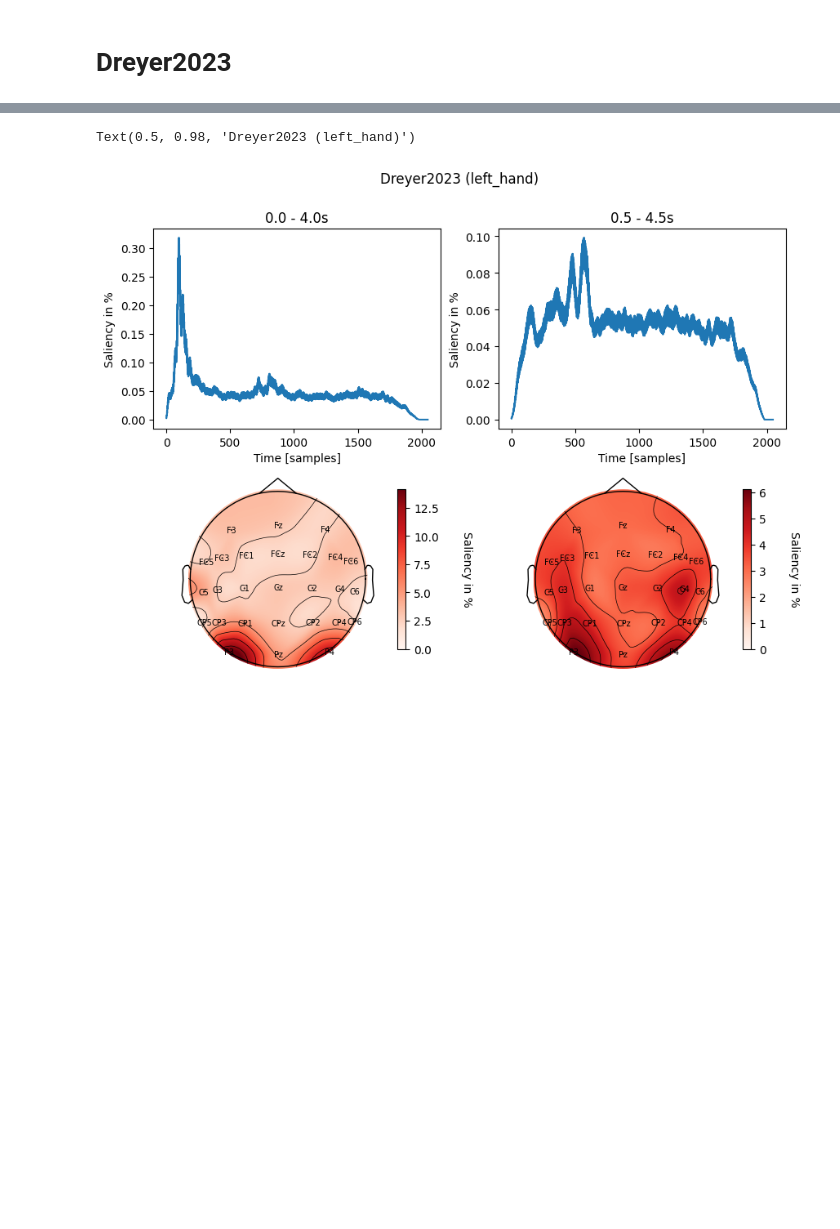
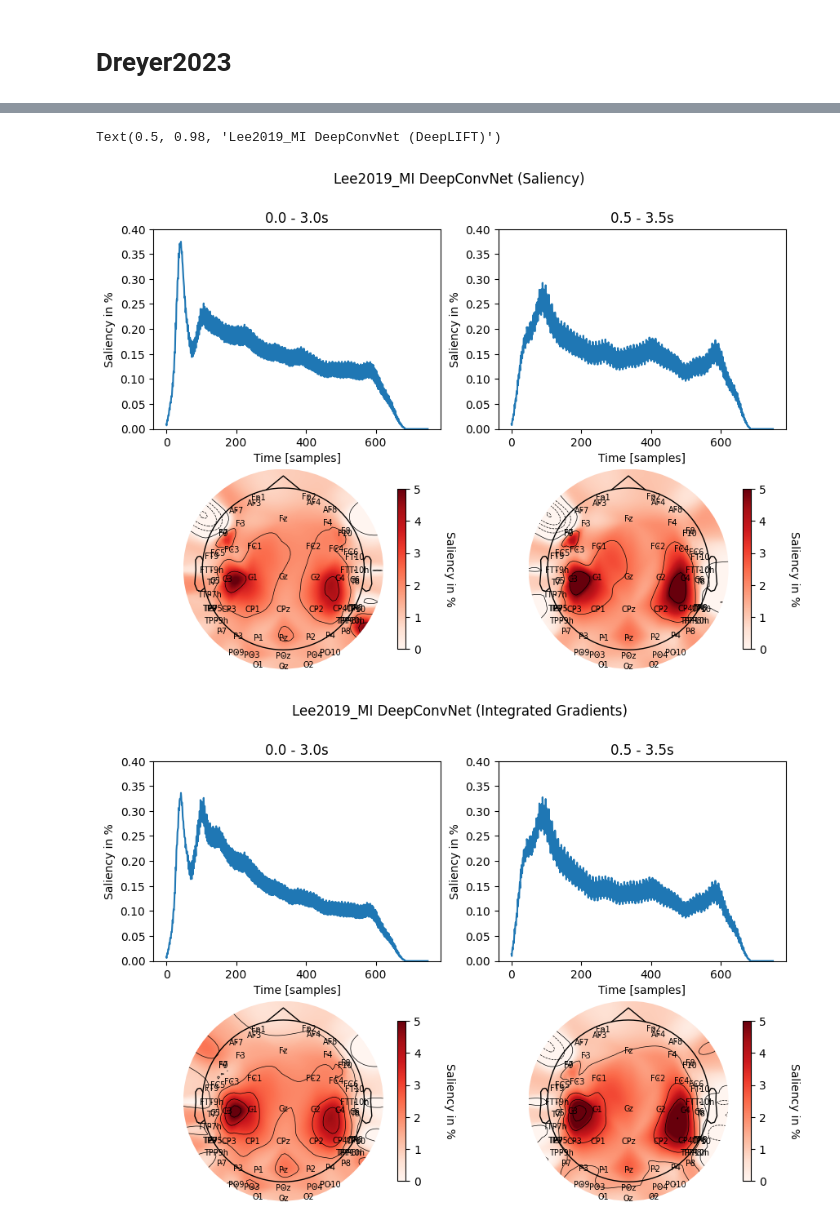
Before and after one commit to dtrocellier/MI_bci_epoch_window_influence, a Jupyter notebook: notebooks/saliency_map.ipynb, the cells around one changed output, grey strips where cells are left out. Cells and saved outputs as stored; diff of their text form; code cells hidden in the pictures; blank space fills up the shorter version.

```diff
--- a/notebooks/saliency_map.ipynb
+++ b/notebooks/saliency_map.ipynb
@@ -8,7 +8,7 @@ import mne
 import numpy as np
 import torch
 # %%
-base = Path("../attribution")
+base = Path("../attributions")
 # %% [markdown]
 # Dreyer2023
 # %%
@@ -112,21 +221,60 @@ Text(0.5, 0.98, 'Dreyer2023 (right_hand)')
 # %%
-dataset = "Dreyer2023"
+
+dataset = "Lee2019_MI"
 model = "Deep4Net"
-windows = ["w_00_40", "w_05_45"]
+model_name = "DeepConvNet"
+windows = ["w_00_30", "w_05_35"]
+#ylim_temporal = None
+ylim_temporal = [0, 0.4]
+#ylim_spatial = None
+ylim_spatial = [0, 5]
 
 fig, axes = plt.subplots(2, 2, figsize=(10, 7))
 
-plot_temporal_saliency(dataset, model, windows[0], subject=None, target=0, ax=axes[0, 0])
-plot_temporal_saliency(dataset, model, windows[1], subject=None, target=0, ax=axes[0, 1])
+plot_temporal_saliency(dataset, model, windows[0], subject=None, method="saliency", targets=[0, 1], ax=axes[0, 0],
+                       ylim=ylim_temporal)
+plot_temporal_saliency(dataset, model, windows[1], subject=None, method="saliency", targets=[0, 1], ax=axes[0, 1],
+                       ylim=ylim_temporal)
 
-plot_spatial_saliency(dataset, model, windows[0], subject=None, target=0, ax=axes[1, 0])
-plot_spatial_saliency(dataset, model, windows[1], subject=None, target=0, ax=axes[1, 1])
+plot_spatial_saliency(dataset, model, windows[0], subject=None, method="saliency", targets=[0, 1], ax=axes[1, 0],
+                      ylim=ylim_spatial)
+plot_spatial_saliency(dataset, model, windows[1], subject=None, method="saliency", targets=[0, 1], ax=axes[1, 1],
+                      ylim=ylim_spatial)
 
-axes[0, 0].set_title("0.0 - 4.0s")
-axes[0, 1].set_title("0.5 - 4.5s")
-fig.suptitle("Dreyer2023 (left_hand)")
+axes[0, 0].set_title("0.0 - 3.0s")
+axes[0, 1].set_title("0.5 - 3.5s")
+fig.suptitle(f"{dataset} {model_name} (Saliency)")
 
-#fig.savefig(Path.home() / "dreyer_left.png")
+fig, axes = plt.subplots(2, 2, figsize=(10, 7))
+plot_temporal_saliency(dataset, model, windows[0], subject=None, method="integrated_gradients", targets=[0, 1],
+                       ax=axes[0, 0], ylim=ylim_temporal)
+plot_temporal_saliency(dataset, model, windows[1], subject=None, method="integrated_gradients", targets=[0, 1],
+                       ax=axes[0, 1], ylim=ylim_temporal)
+
+plot_spatial_saliency(dataset, model, windows[0], subject=None, method="integrated_gradients", targets=[0, 1],
+                      ax=axes[1, 0], ylim=ylim_spatial)
+plot_spatial_saliency(dataset, model, windows[1], subject=None, method="integrated_gradients", targets=[0, 1],
+                      ax=axes[1, 1], ylim=ylim_spatial)
+
+axes[0, 0].set_title("0.0 - 3.0s")
+axes[0, 1].set_title("0.5 - 3.5s")
+fig.suptitle(f"{dataset} {model_name} (Integrated Gradients)")
+
+fig, axes = plt.subplots(2, 2, figsize=(10, 7))
+plot_temporal_saliency(dataset, model, windows[0], subject=None, method="deeplift", targets=[0, 1],
+                       ax=axes[0, 0], ylim=ylim_temporal)
+plot_temporal_saliency(dataset, model, windows[1], subject=None, method="deeplift", targets=[0, 1],
+                       ax=axes[0, 1], ylim=ylim_temporal)
+
+plot_spatial_saliency(dataset, model, windows[0], subject=None, method="deeplift", targets=[0, 1],
+                      ax=axes[1, 0], ylim=ylim_spatial)
+plot_spatial_saliency(dataset, model, windows[1], subject=None, method="deeplift", targets=[0, 1],
+                      ax=axes[1, 1], ylim=ylim_spatial)
+
+axes[0, 0].set_title("0.0 - 3.0s")
+axes[0, 1].set_title("0.5 - 3.5s")
+fig.suptitle(f"{dataset} {model_name} (DeepLIFT)")
 # %% [output]
-Text(0.5, 0.98, 'Dreyer2023 (left_hand)')
+Text(0.5, 0.98, 'Lee2019_MI DeepConvNet (DeepLIFT)')
-[figure, old version]
+[figure, new version]
+[figure, added]
```
Also changed, not shown: parts of 7 cells of this notebook, 2 other files.
